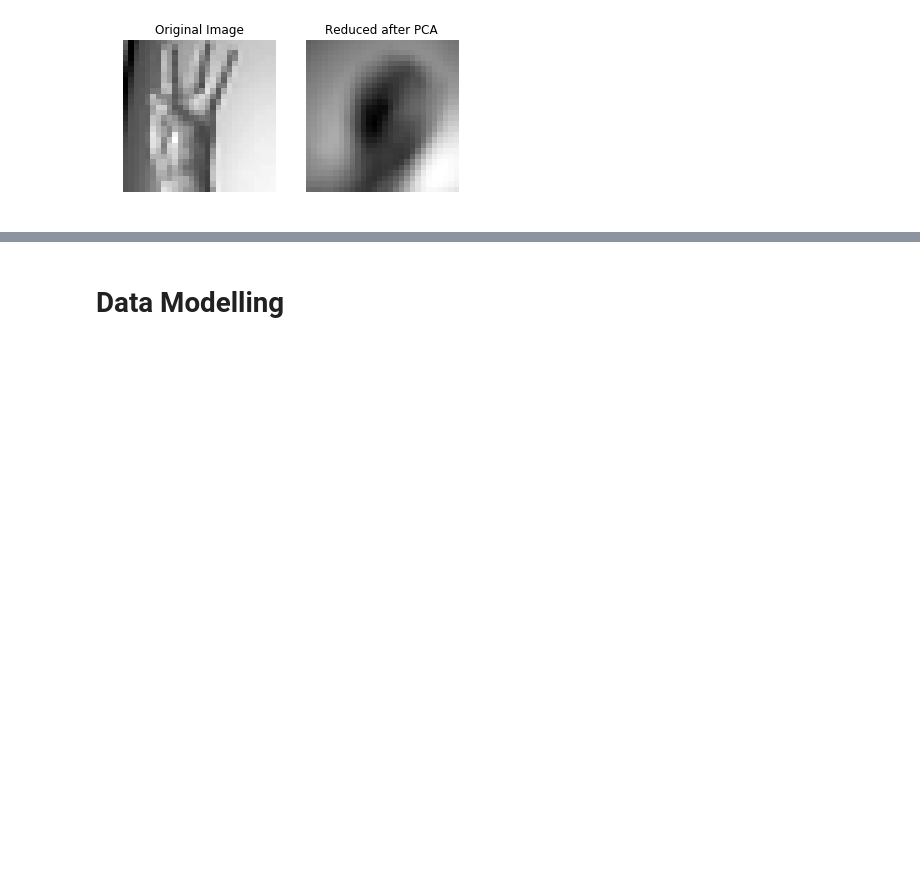
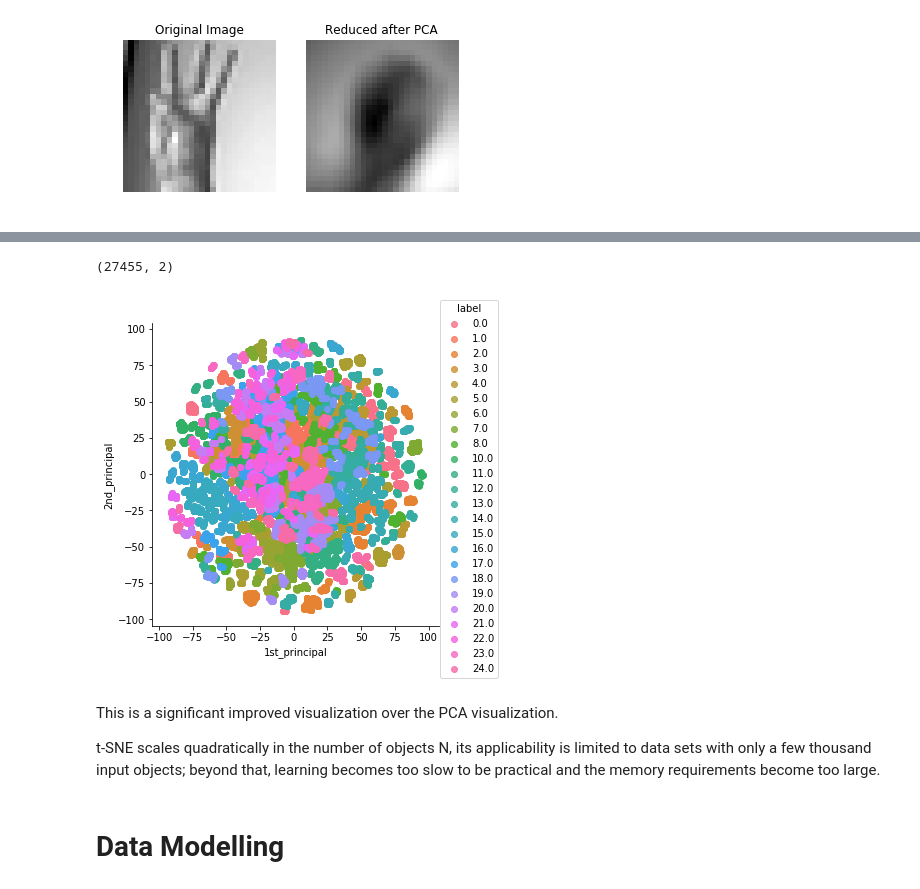
Before and after one commit to samyak1903/Hand-Signs-Dataset, a Jupyter notebook: HandSignsData.ipynb, the cells around one changed output, grey strips where cells are left out. Drawn from its saved outputs; the diff is of its cells as text; code cells hidden in the pictures; blank space fills up the shorter version.

```diff
--- a/HandSignsData.ipynb
+++ b/HandSignsData.ipynb
@@ -210,3 +209,21 @@ plt.show()
+# %%
+from sklearn.manifold import TSNE
+tsne=TSNE(n_components=2).fit_transform(x)
+#TSNE=tsne.fit_transform(x)
+print(tsne.shape)
+# %% [output]
+(27455, 2)
+# %%
+tsne_data = np.vstack((tsne.T, y)).T
+tsne_df = pd.DataFrame(data=tsne_data, columns=("1st_principal", "2nd_principal", "label"))
+sns.lmplot('1st_principal', '2nd_principal', data=tsne_df, hue='label', fit_reg=False)
+plt.show()
+# %% [output]
+[figure, added]
+# %% [markdown]
+This is a significant improved visualization over the PCA visualization.
+
+t-SNE scales quadratically in the number of objects N, its applicability is limited to data sets with only a few thousand input objects; beyond that, learning becomes too slow to be practical and the memory requirements become too large.
 # %% [markdown]
 # Data Modelling
 # %% [markdown]
```
Also changed, not shown: parts of 47 cells of this notebook.
